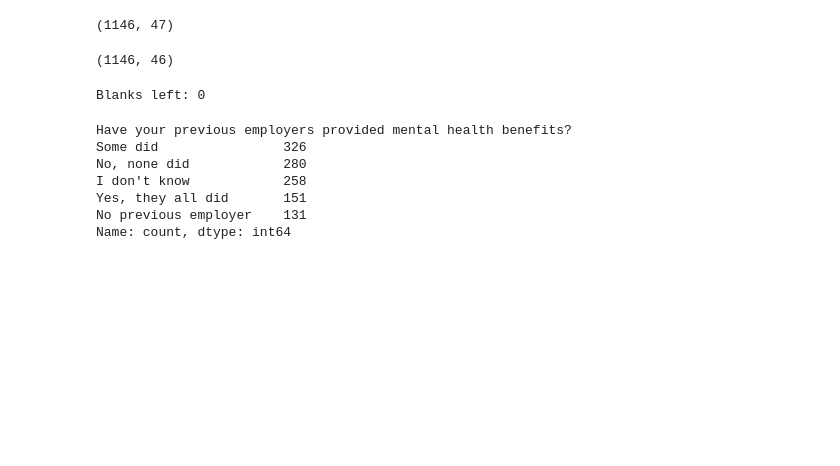
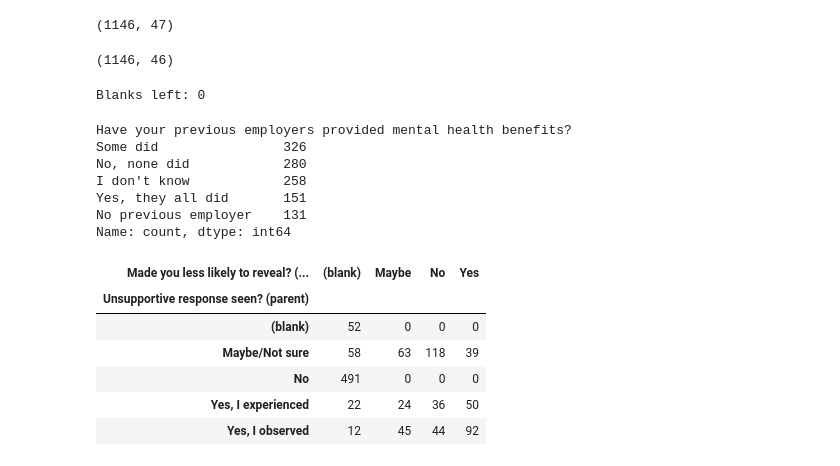
Before and after one commit to fluyid/osmi-mental-health-in-tech, a Jupyter notebook: osmi-clustering/notebooks/01_clustering.ipynb, the cells around one changed output. Drawn from its saved outputs; the diff is of its cells as text; code cells hidden in the pictures; blank space fills up the shorter version.

```diff
--- a/osmi-clustering/notebooks/01_clustering.ipynb
+++ b/osmi-clustering/notebooks/01_clustering.ipynb
@@ -495,3 +495,25 @@ I don't know            258
 Yes, they all did       151
 No previous employer    131
 Name: count, dtype: int64
+# %%
+parent_col = ("Have you observed or experienced an unsupportive or badly handled response "
+              "to a mental health issue in your current or previous workplace?")
+obs_col = ("Have your observations of how another individual who discussed a mental health "
+           "disorder made you less likely to reveal a mental health issue yourself in your "
+           "current workplace?")
+
+obs_table = pd.crosstab(
+    features[parent_col].fillna("(blank)"),
+    features[obs_col].fillna("(blank)"),
+)
+obs_table.index.name = "Unsupportive response seen? (parent)"
+obs_table.columns.name = "Made you less likely to reveal? (follow-up)"
+obs_table
+# %% [output]
+| Made you less likely to reveal? (... | (blank) | Maybe | No | Yes |
+| Unsupportive response seen? (parent) |  |  |  |  |
+| (blank) | 52 | 0 | 0 | 0 |
+| Maybe/Not sure | 58 | 63 | 118 | 39 |
+| No | 491 | 0 | 0 | 0 |
+| Yes, I experienced | 22 | 24 | 36 | 50 |
+| Yes, I observed | 12 | 45 | 44 | 92 |
```
Also changed, not shown: parts of 2 cells of this notebook.
